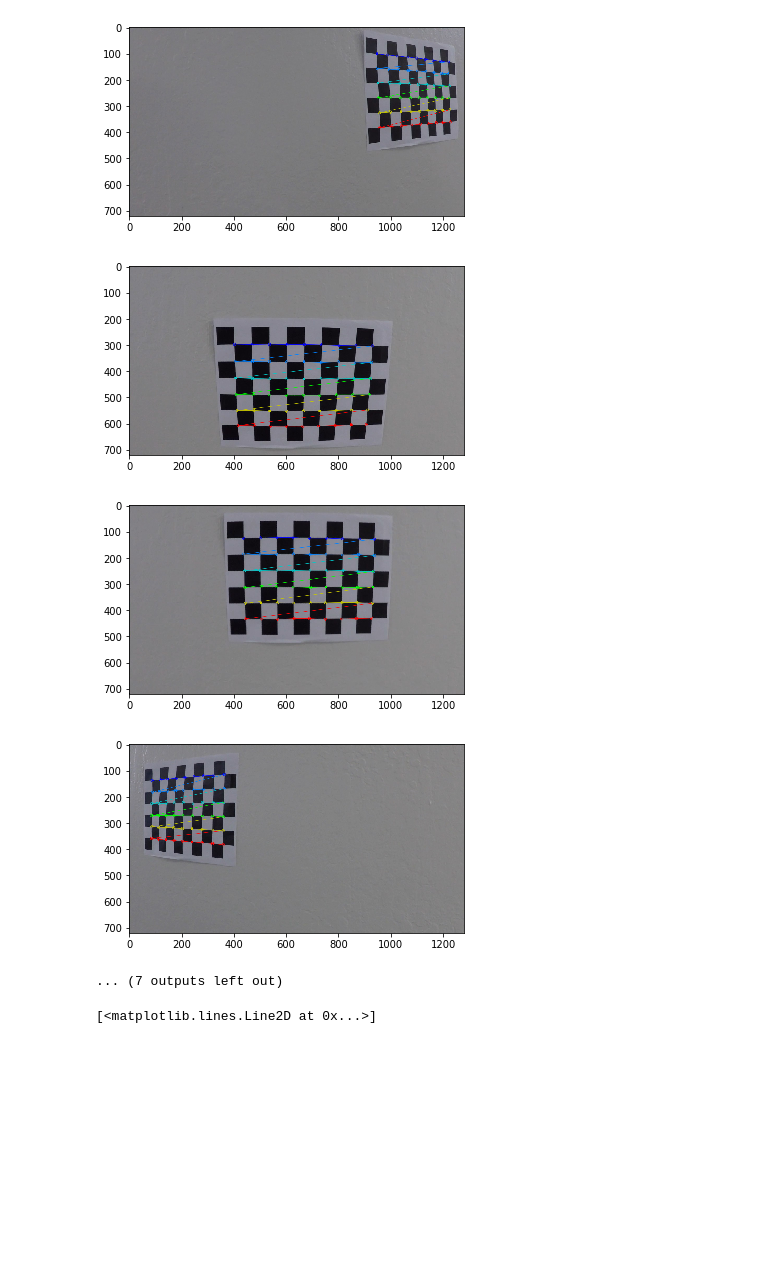
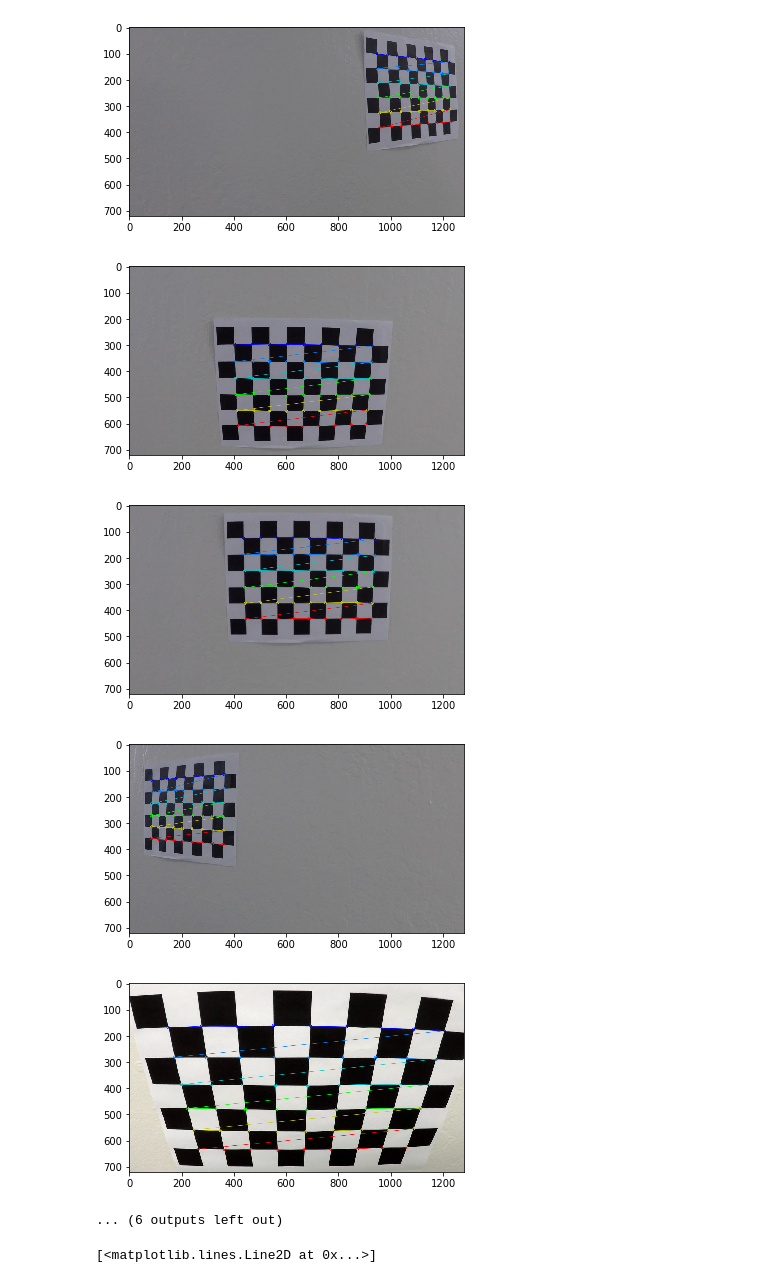
Before and after one commit to juanlvo/CarND-Advanced-Lane-Lines, a Jupyter notebook: project4.ipynb, the cells around one changed output. Drawn from its saved outputs; the diff is of its cells as text; code cells hidden in the pictures; blank space fills up the shorter version.

```diff
--- a/project4.ipynb
+++ b/project4.ipynb
@@ -18,8 +18,8 @@ objpoints = [] #3D points in real world space
 imgpoints = [] #2D points in image plane
 
 # Prepare object points like (0,0,0), (1,0,0), (2,0,0), ..., (7,5,0)
-objp = np.zeros((6*8,3), np.float32)
-objp[:,:2] = np.mgrid[0:8,0:6].T.reshape(-1,2) #x,y coordinates
+objp = np.zeros((6*9,3), np.float32)
+objp[:,:2] = np.mgrid[0:9,0:6].T.reshape(-1,2) #x,y coordinates
 
 for fname in images:
     img = mpimg.imread(fname)
@@ -41,6 +41,8 @@ for fname in images:
     else :
         print(fname)
 
+#print(objpoints)
+#print(imgpoints)
 ret, mtx, dist, rvecs, tvecvs = cv2.calibrateCamera(objpoints, imgpoints, gray.shape[::-1], None, None)
 dst = cv2.undistort(img, mtx, dist, None, mtx)
 # %% [output]
@@ -51,14 +52,15 @@ error: ..\..\..\modules\calib3d\src\calibration.cpp:3064: error: (-215) ni == ni
 [figure]
 [figure]
 [figure]
 [figure]
 [figure]
 [figure]
 [figure]
 [figure]
 [figure]
 [figure]
-... (7 outputs left out)
+[figure, added]
+... (6 outputs left out)
 # %%
 # read and display the original image
 img = mpimg.imread('test_images/test1.jpg')
```
Also changed, not shown: parts of 3 cells of this notebook.
